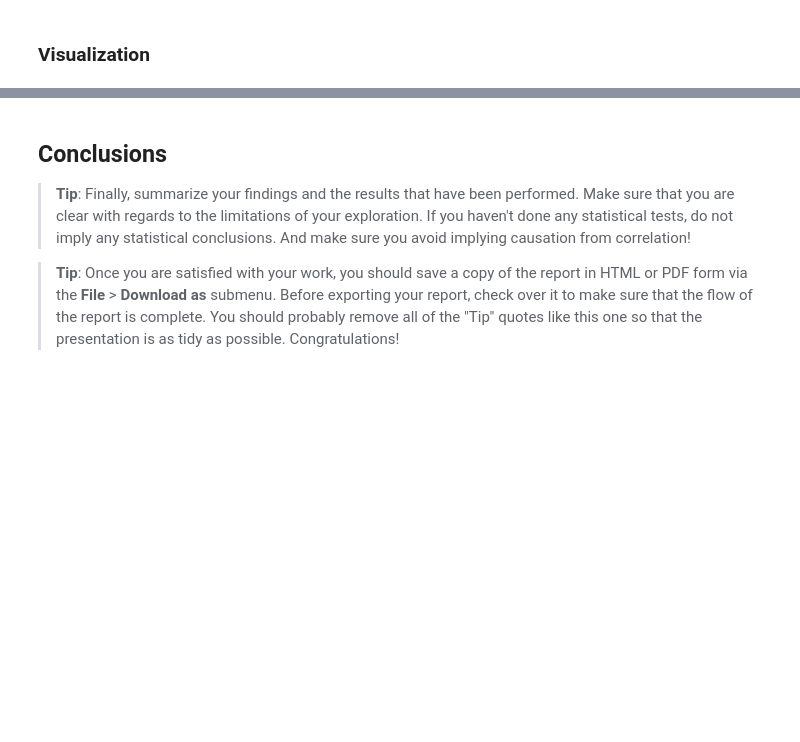
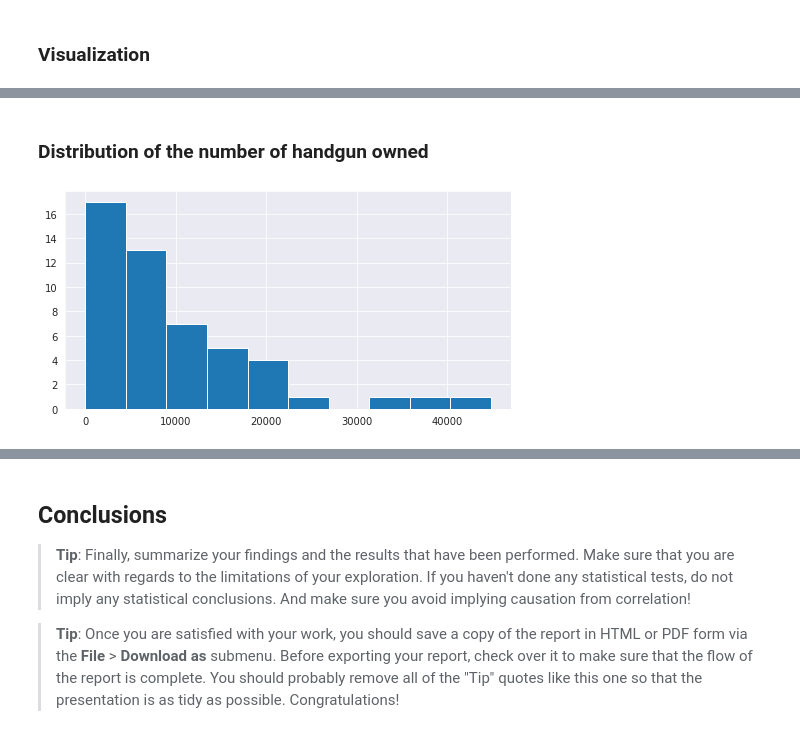
Before and after one commit to Rvd001/ALX, a Jupyter notebook: data-analysis-project-1.ipynb, the cells around one changed output, grey strips where cells are left out. Saved outputs shown, nothing was run; the diff lists cells and outputs as text; code cells hidden in the pictures; blank space fills up the shorter version.

```diff
--- a/data-analysis-project-1.ipynb
+++ b/data-analysis-project-1.ipynb
@@ -1537,0 +1182,6 @@ len(white_df)
+# %% [markdown]
+### Distribution of the number of handgun owned
+# %%
+distr(gun_data_11_15.handgun)
+# %% [output]
+[figure, added]
```
Also changed, not shown: parts of 181 cells of this notebook.
